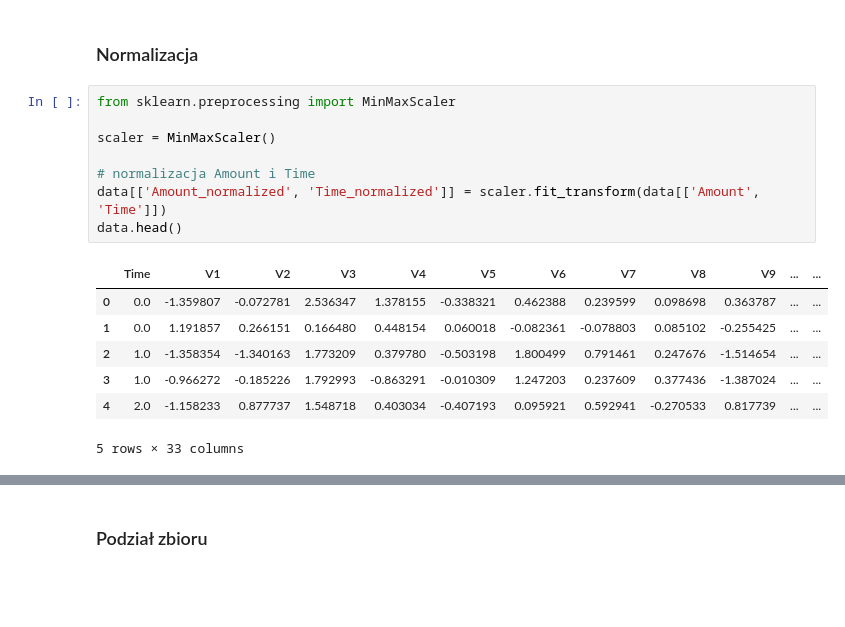
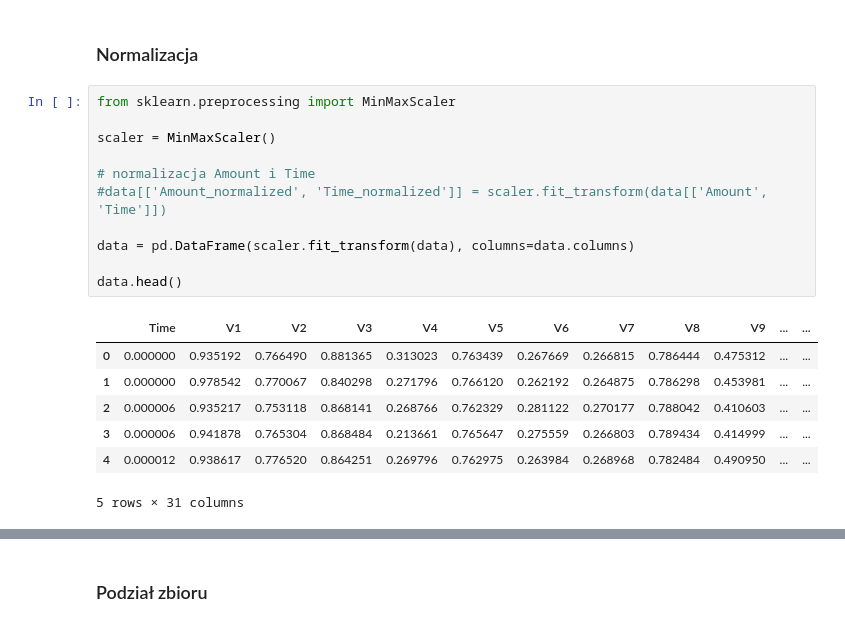
Before and after one commit to MlekoZjad/ML_2024, a Jupyter notebook: Credit fraud.ipynb, the cells around one changed output, grey strips where cells are left out. Drawn from its saved outputs; the diff is of its cells as text; blank space fills up the shorter version.

```diff
--- a/Credit fraud.ipynb
+++ b/Credit fraud.ipynb
@@ -292,16 +295,19 @@ Name: count, dtype: int64
 # %%
 from sklearn.preprocessing import MinMaxScaler
 
 scaler = MinMaxScaler()
 
 # normalizacja Amount i Time
-data[['Amount_normalized', 'Time_normalized']] = scaler.fit_transform(data[['Amount', 'Time']])
+#data[['Amount_normalized', 'Time_normalized']] = scaler.fit_transform(data[['Amount', 'Time']])
+
+data = pd.DataFrame(scaler.fit_transform(data), columns=data.columns)
+
 data.head()
 # %% [output]
 |  | Time | V1 | V2 | V3 | V4 | V5 | V6 | V7 | V8 | V9 | ... | ... |
-| 0 | 0.0 | -1.359807 | -0.072781 | 2.536347 | 1.378155 | -0.338321 | 0.462388 | 0.239599 | 0.098698 | 0.363787 | ... | ... |
-| 1 | 0.0 | 1.191857 | 0.266151 | 0.166480 | 0.448154 | 0.060018 | -0.082361 | -0.078803 | 0.085102 | -0.255425 | ... | ... |
-| 2 | 1.0 | -1.358354 | -1.340163 | 1.773209 | 0.379780 | -0.503198 | 1.800499 | 0.791461 | 0.247676 | -1.514654 | ... | ... |
-| 3 | 1.0 | -0.966272 | -0.185226 | 1.792993 | -0.863291 | -0.010309 | 1.247203 | 0.237609 | 0.377436 | -1.387024 | ... | ... |
-| 4 | 2.0 | -1.158233 | 0.877737 | 1.548718 | 0.403034 | -0.407193 | 0.095921 | 0.592941 | -0.270533 | 0.817739 | ... | ... |
+| 0 | 0.000000 | 0.935192 | 0.766490 | 0.881365 | 0.313023 | 0.763439 | 0.267669 | 0.266815 | 0.786444 | 0.475312 | ... | ... |
+| 1 | 0.000000 | 0.978542 | 0.770067 | 0.840298 | 0.271796 | 0.766120 | 0.262192 | 0.264875 | 0.786298 | 0.453981 | ... | ... |
+| 2 | 0.000006 | 0.935217 | 0.753118 | 0.868141 | 0.268766 | 0.762329 | 0.281122 | 0.270177 | 0.788042 | 0.410603 | ... | ... |
+| 3 | 0.000006 | 0.941878 | 0.765304 | 0.868484 | 0.213661 | 0.765647 | 0.275559 | 0.266803 | 0.789434 | 0.414999 | ... | ... |
+| 4 | 0.000012 | 0.938617 | 0.776520 | 0.864251 | 0.269796 | 0.762975 | 0.263984 | 0.268968 | 0.782484 | 0.490950 | ... | ... |
-5 rows × 33 columns
+5 rows × 31 columns
```
Also changed, not shown: parts of 25 cells of this notebook.
